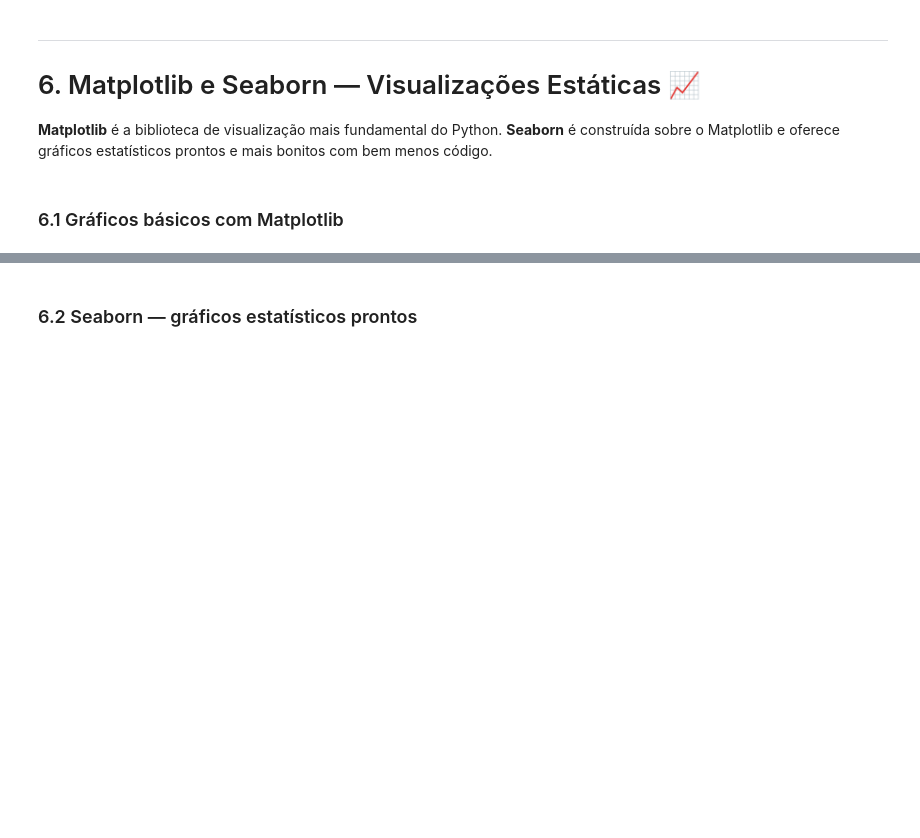
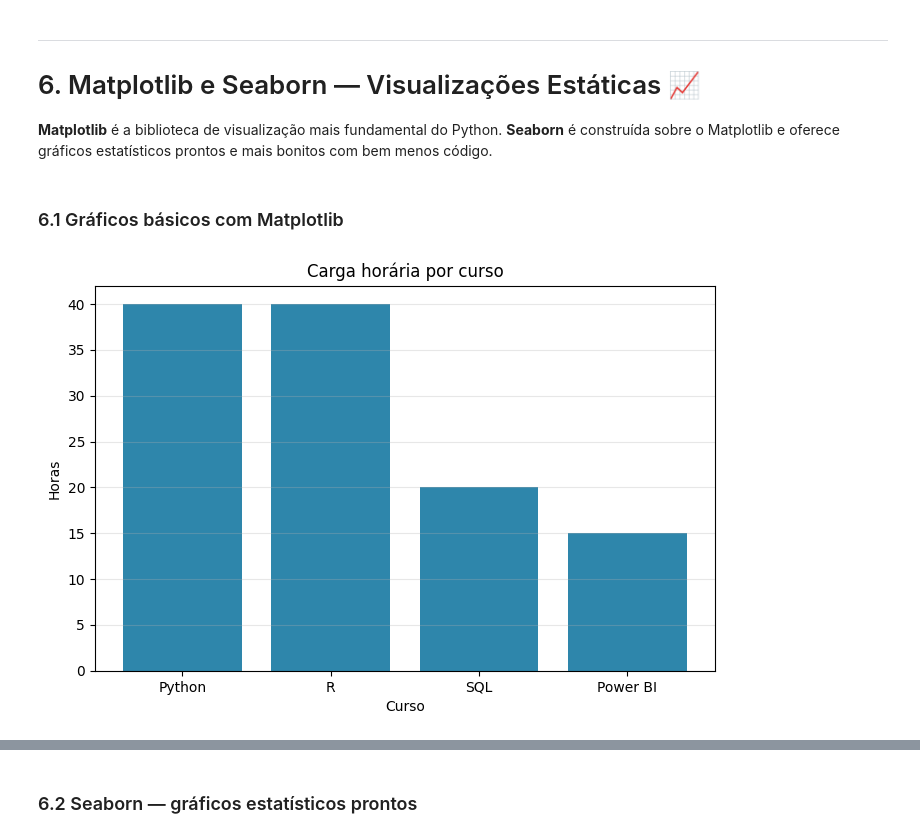
Before and after one commit to estathifisco/estathifisco.github.io, a Jupyter notebook: aula_python_ciencia_de_dados_v1p_pynb.ipynb, the cells around one changed output, grey strips where cells are left out. Saved outputs shown, nothing was run; the diff lists cells and outputs as text; code cells hidden in the pictures; blank space fills up the shorter version.

```diff
--- a/aula_python_ciencia_de_dados_v1p_pynb.ipynb
+++ b/aula_python_ciencia_de_dados_v1p_pynb.ipynb
@@ -665,15 +734,15 @@ titanic.groupby("pclass")["survived"].mean().round(2)
 # %% [markdown]
 ### 6.1 Gráficos básicos com Matplotlib
 # %%
-import matplotlib.pyplot as plt
-
 plt.figure(figsize=(8, 5))
-plt.plot(cursos_info["curso"], cursos_info["carga_horaria"], marker="o", linewidth=2, color="#2E86AB")
-plt.title("Carga horária por curso — CECD")
+plt.bar(cursos_info["curso"], cursos_info["carga_horaria"], color="#2E86AB")
+plt.title("Carga horária por curso")
 plt.xlabel("Curso")
 plt.ylabel("Horas")
-plt.grid(alpha=0.3)
+plt.grid(axis="y", alpha=0.3)
 plt.show()
+# %% [output]
+[figure, added]
 # %%
 fig, axes = plt.subplots(1, 2, figsize=(12, 5))
 
```
Also changed, not shown: parts of 20 cells of this notebook.
